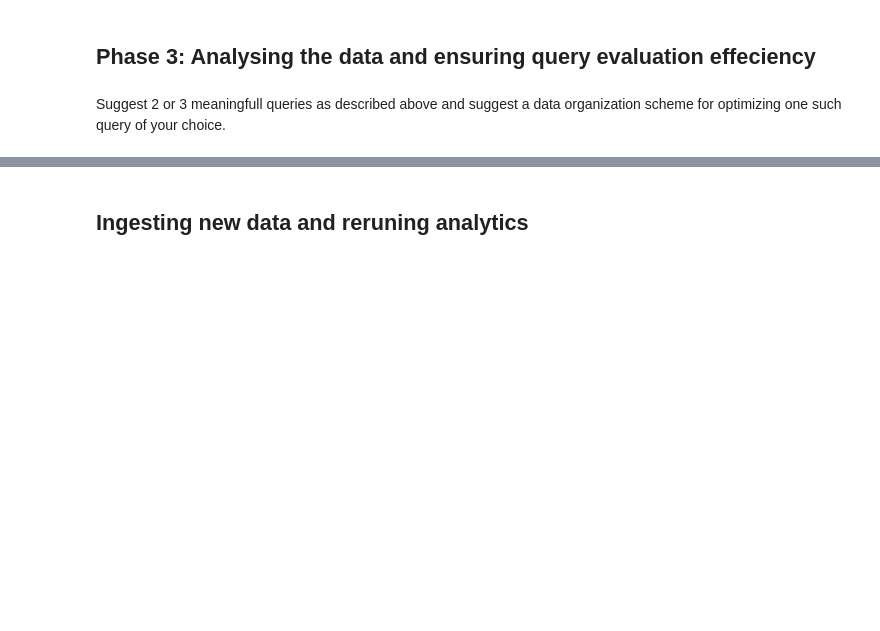
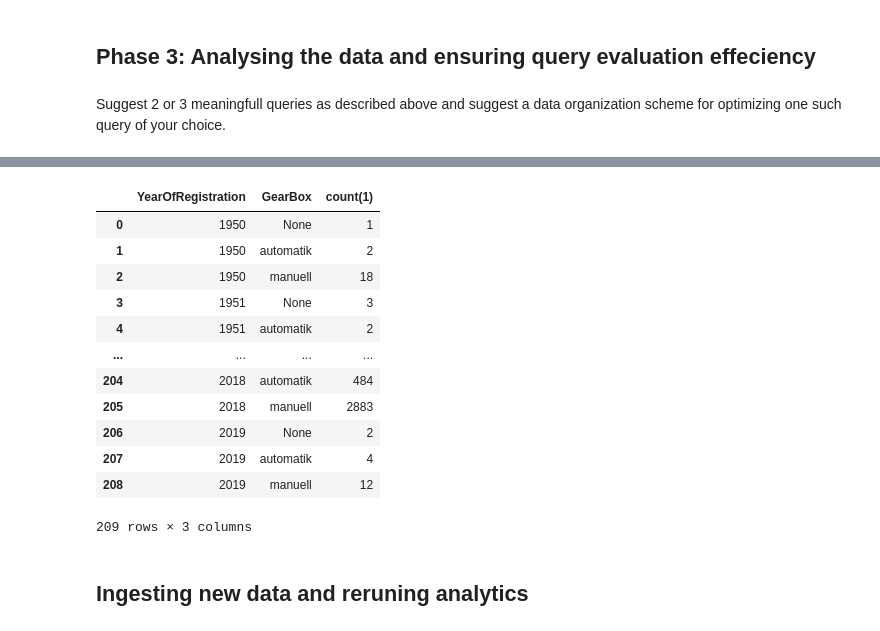
Before and after one commit to dbenayoun/IASD, a Jupyter notebook: Copie_de_[Students]EMIASD_Promo5_DeltaLake_usecase.ipynb, the cells around one changed output, grey strips where cells are left out. Saved outputs shown, nothing was run; the diff lists cells and outputs as text; code cells hidden in the pictures; blank space fills up the shorter version.

```diff
--- a/Copie_de_[Students]EMIASD_Promo5_DeltaLake_usecase.ipynb
+++ b/Copie_de_[Students]EMIASD_Promo5_DeltaLake_usecase.ipynb
@@ -386,3 +439,27 @@ spark.sql(query).collect()
+# %%
+spark.sparkContext.setJobDescription('GEARBOX per year')
+query = """
+select  YearOfRegistration, GearBox, count(*)
+from phase1
+Group By  YearOfRegistration, GearBox
+Order by YearOfRegistration, GearBox
+"""
+result_df  = spark.sql(query).toPandas()
+result_df
+# %% [output]
+|  | YearOfRegistration | GearBox | count(1) |
+| 0 | 1950 | None | 1 |
+| 1 | 1950 | automatik | 2 |
+| 2 | 1950 | manuell | 18 |
+| 3 | 1951 | None | 3 |
+| 4 | 1951 | automatik | 2 |
+| ... | ... | ... | ... |
+| 204 | 2018 | automatik | 484 |
+| 205 | 2018 | manuell | 2883 |
+| 206 | 2019 | None | 2 |
+| 207 | 2019 | automatik | 4 |
+| 208 | 2019 | manuell | 12 |
+209 rows × 3 columns
 # %% [markdown]
 ## Ingesting new data and reruning analytics
 # %% [markdown]
```
Also changed, not shown: parts of 14 cells of this notebook.
